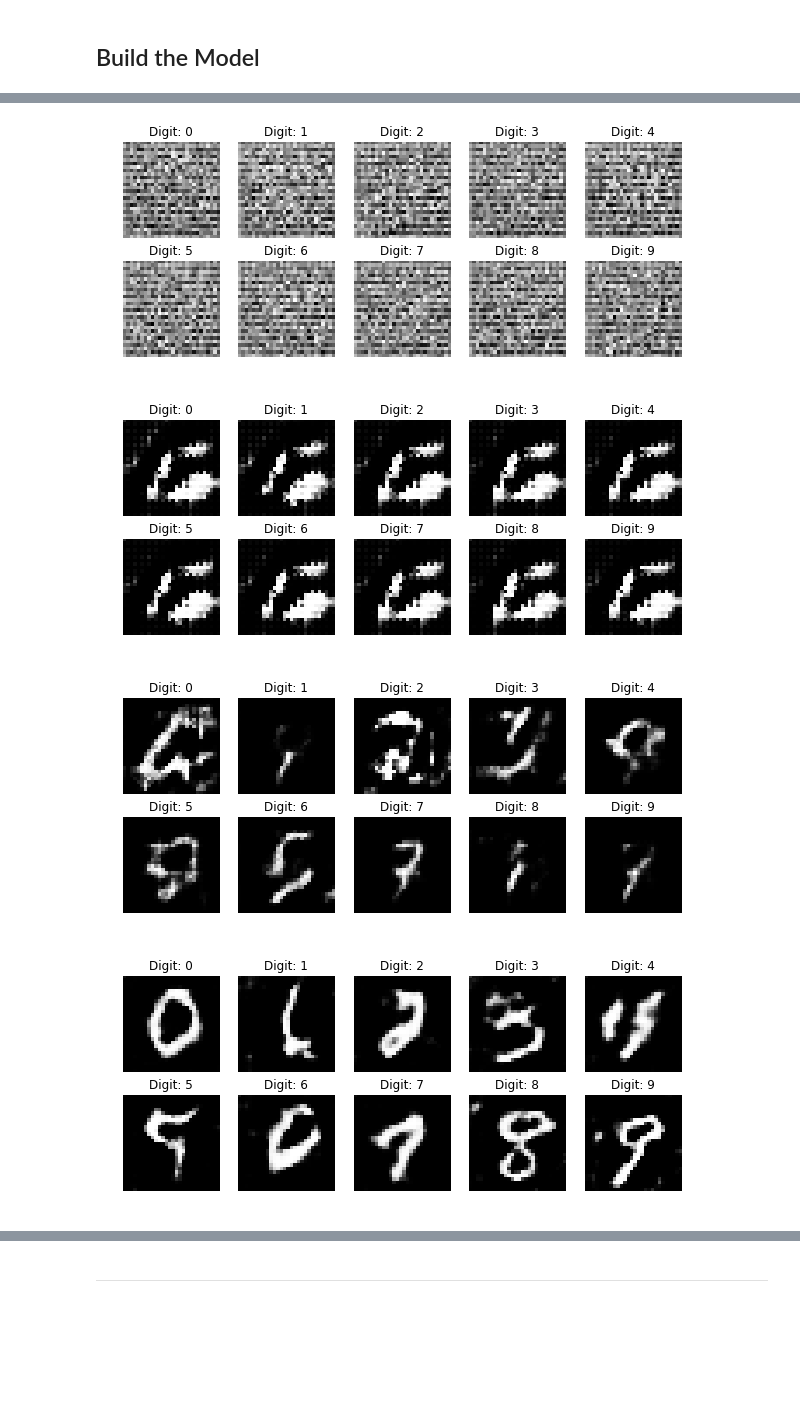
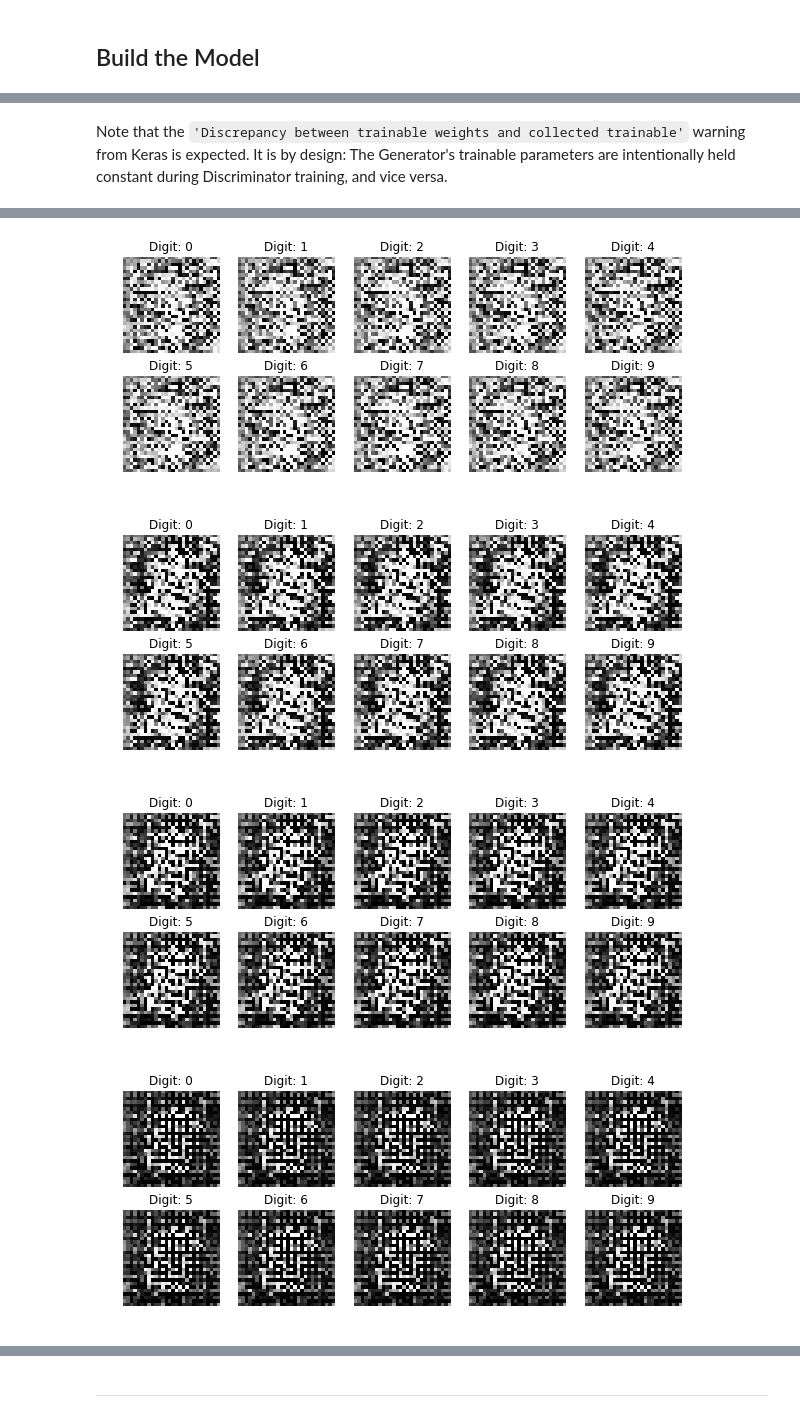
Before and after one commit to GANs-in-Action/gans-in-action, a Jupyter notebook: chapter-8/Chapter_8_CGAN.ipynb, the cells around one changed output, grey strips where cells are left out. Cells and saved outputs as stored; diff of their text form; code cells hidden in the pictures; blank space fills up the shorter version.

Commit message:
Revise and refactor CGAN implemention

```diff
--- a/chapter-8/Chapter_8_CGAN.ipynb
+++ b/chapter-8/Chapter_8_CGAN.ipynb
@@ -183,26 +217,29 @@ combined.compile(loss='binary_crossentropy', optimizer=Adam())
 accuracies = []
 losses = []
 
+
 def train(iterations, batch_size, sample_interval):
 
-    # Load the dataset
+    # Load the MNIST dataset
     (X_train, y_train), (_, _) = mnist.load_data()
 
-    # Rescale -1 to 1
+    # Rescale [0, 255] grayscale pixel values to [-1, 1]
     X_train = X_train / 127.5 - 1.
     X_train = np.expand_dims(X_train, axis=3)
 
-    # Labels for real and fake examples
+    # Labels for real images: all ones
     real = np.ones((batch_size, 1))
+
+    # Labels for fake images: all zeros
     fake = np.zeros((batch_size, 1))
 
     for iteration in range(iterations):
 
-        # ---------------------
-        #  Train Discriminator
-        # ---------------------
+        # -------------------------
+        #  Train the Discriminator
+        # -------------------------
 
-        # Select a random batch of real images and their labels
+        # Get a random batch of real images and their labels
         idx = np.random.randint(0, X_train.shape[0], batch_size)
         imgs, labels = X_train[idx], y_train[idx]
 
@@ -216,7 +253,7 @@ def train(iterations, batch_size, sample_interval):
         d_loss = 0.5 * np.add(d_loss_real, d_loss_fake)
 
         # ---------------------
-        #  Train Generator
+        #  Train the Generator
         # ---------------------
 
         # Generate a batch of noise vectors
@@ -226,20 +263,19 @@ def train(iterations, batch_size, sample_interval):
         labels = np.random.randint(0, num_classes, batch_size).reshape(-1, 1)
 
         # Train the Generator
-        g_loss = combined.train_on_batch([z, labels], real)
+        g_loss = cgan.train_on_batch([z, labels], real)
 
-
-        if iteration % sample_interval == 0:
+        if (iteration + 1) % sample_interval == 0:
 
             # Output training progress
-            print ("%d [D loss: %f, acc.: %.2f%%] [G loss: %f]" %
-                         (iteration, d_loss[0], 100 * d_loss[1], g_loss))
+            print("%d [D loss: %f, acc.: %.2f%%] [G loss: %f]" %
+                  (iteration + 1, d_loss[0], 100 * d_loss[1], g_loss))
 
             # Save losses and accuracies so they can be plotted after training
             losses.append((d_loss[0], g_loss))
-            accuracies.append(100*d_loss[1])
+            accuracies.append(100 * d_loss[1])
 
-            # Output generated image samples
+            # Output sample of generated images
             sample_images()
 # %%
 def sample_images(image_grid_rows=2, image_grid_columns=5):
@@ -275,8 +312,17 @@ import warnings; warnings.simplefilter('ignore')
+# %% [markdown]
+Note that the `'Discrepancy between trainable weights and collected trainable'` warning from Keras is expected. It is by design: The Generator's trainable parameters are intentionally held constant during Discriminator training, and vice versa.
 # %%
-iterations = 12000
+# Set hyperparameters
+# iterations = 12000
+# batch_size = 32
+# sample_interval = 1000
+
+
+iterations = 120
 batch_size = 32
-sample_interval = 1000
+sample_interval = 10
 
-# Train the GAN for the specified number of iterations
+
+# Train the CGAN for the specified number of iterations
 train(iterations, batch_size, sample_interval)
 # %% [output]
@@ -295,4 +341,4 @@ train(iterations, batch_size, sample_interval)
-[figure, old version]
+[figure, new version]
-[figure, old version]
+[figure, new version]
-[figure, old version]
+[figure, new version]
-[figure, old version]
+[figure, new version]
```
Also changed, not shown: parts of 14 cells of this notebook.
